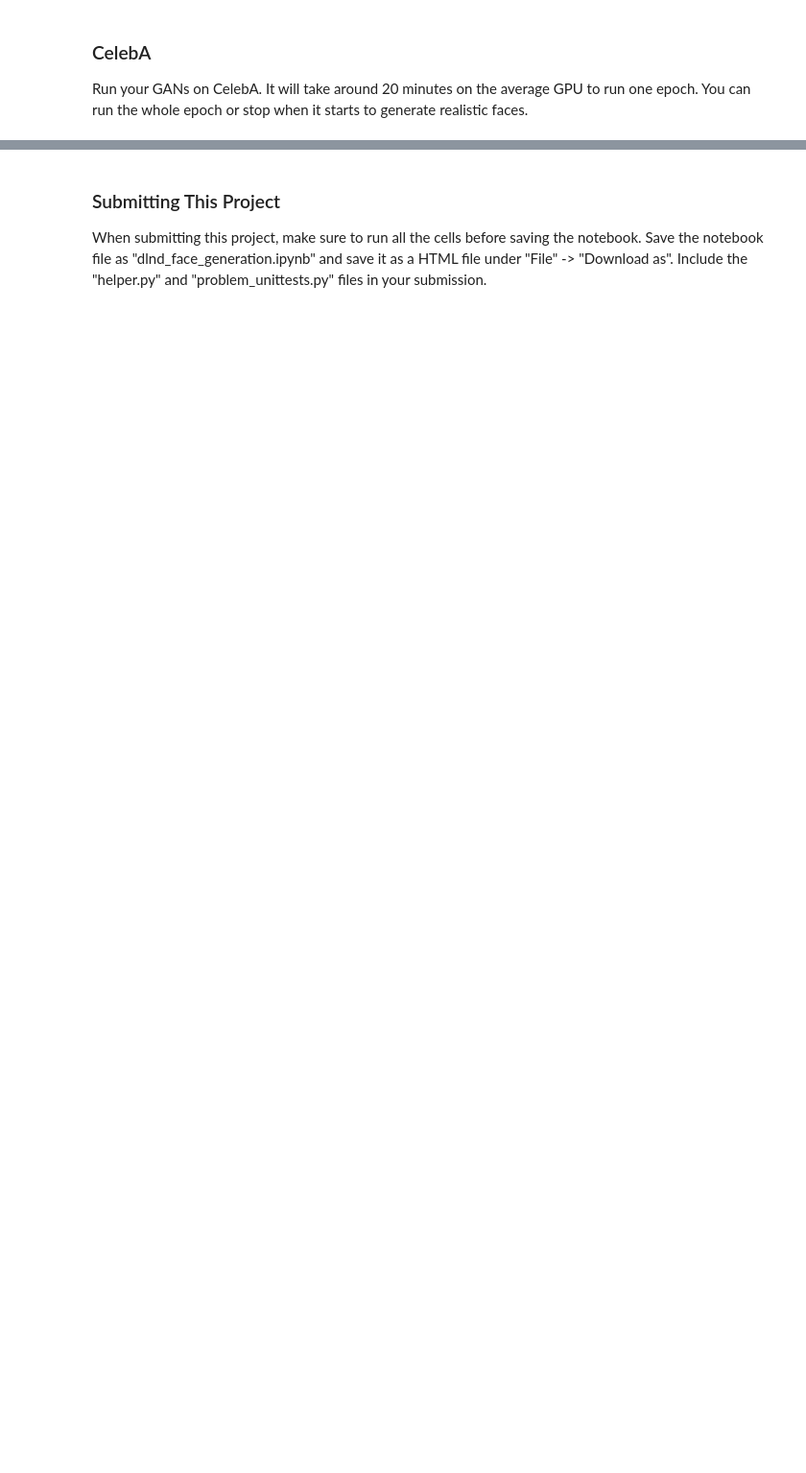
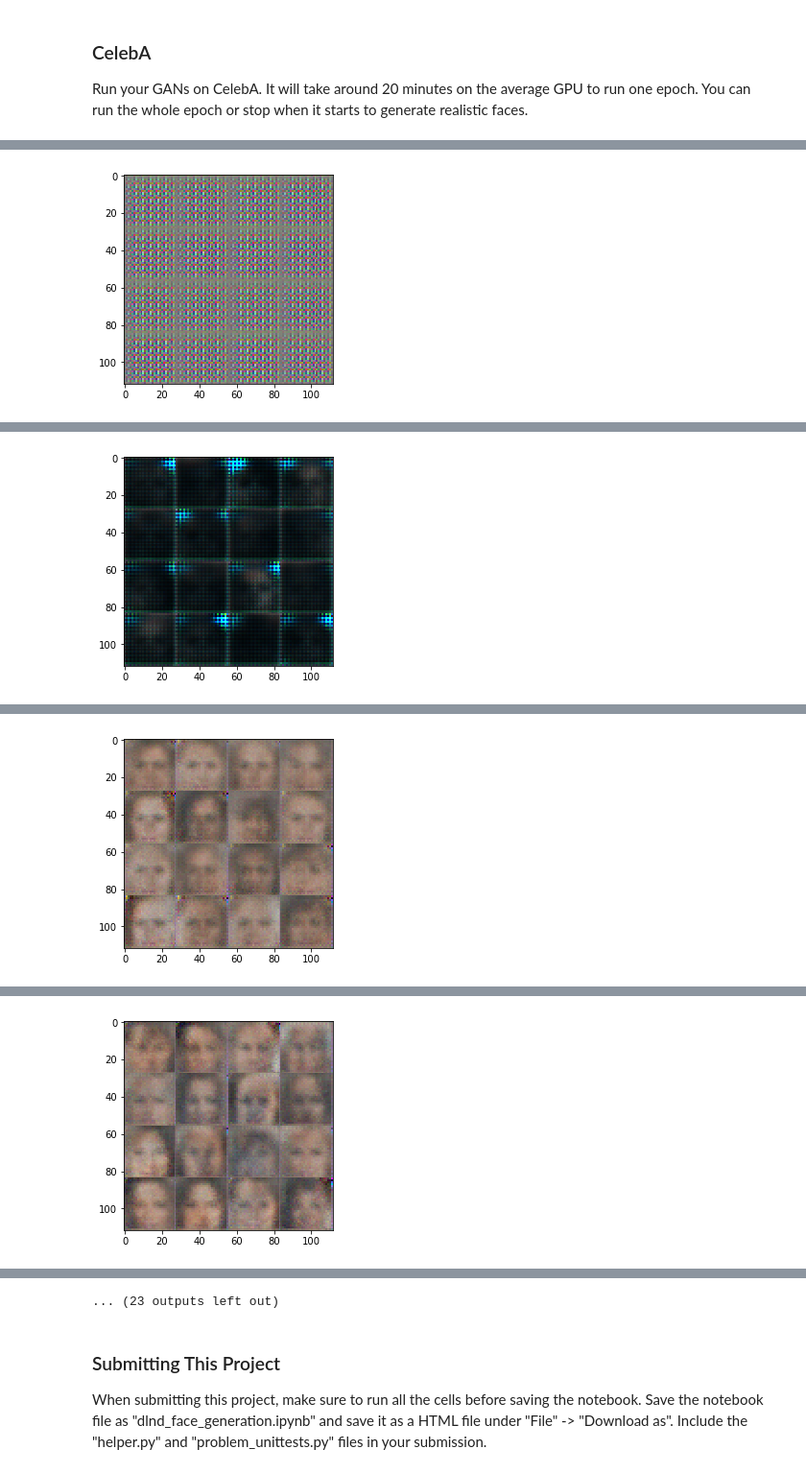
Before and after one commit to photon3710/deep-learning, a Jupyter notebook: face_generation/dlnd_face_generation.ipynb, the cells around one changed output, grey strips where cells are left out. Shown at 96% size. Drawn from its saved outputs; the diff is of its cells as text; code cells hidden in the pictures; blank space fills up the shorter version.

```diff
--- a/face_generation/dlnd_face_generation.ipynb
+++ b/face_generation/dlnd_face_generation.ipynb
@@ -406,10 +430,10 @@ KeyboardInterrupt:
 ### CelebA
 Run your GANs on CelebA.  It will take around 20 minutes on the average GPU to run one epoch.  You can run the whole epoch or stop when it starts to generate realistic faces.
 # %%
-batch_size = None
-z_dim = None
-learning_rate = None
-beta1 = None
+batch_size = 64
+z_dim = 200
+learning_rate = 0.0003
+beta1 = 0.5
 
 
 """
@@ -421,3 +445,4 @@ celeba_dataset = helper.Dataset('celeba', glob(os.path.join(data_dir, 'img_align
 with tf.Graph().as_default():
     train(epochs, batch_size, z_dim, learning_rate, beta1, celeba_dataset.get_batches,
           celeba_dataset.shape, celeba_dataset.image_mode)
+# %% [output]
@@ -423,0 +450 @@ with tf.Graph().as_default():
+[figure, added]
@@ -423,0 +456 @@ with tf.Graph().as_default():
+[figure, added]
@@ -423,0 +462 @@ with tf.Graph().as_default():
+[figure, added]
@@ -423,0 +468 @@ with tf.Graph().as_default():
+[figure, added]
@@ -424,3 +481,4 @@ with tf.Graph().as_default():
+... (23 outputs left out)
 # %% [markdown]
 ### Submitting This Project
 When submitting this project, make sure to run all the cells before saving the notebook. Save the notebook file as "dlnd_face_generation.ipynb" and save it as a HTML file under "File" -> "Download as". Include the "helper.py" and "problem_unittests.py" files in your submission.
```
Also changed, not shown: parts of 9 cells of this notebook, 1 other file.
